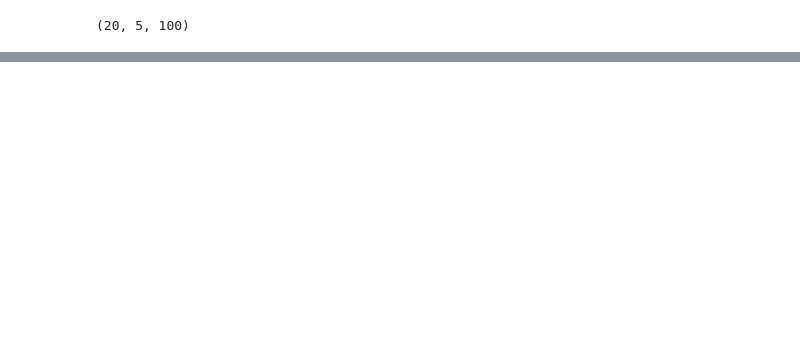
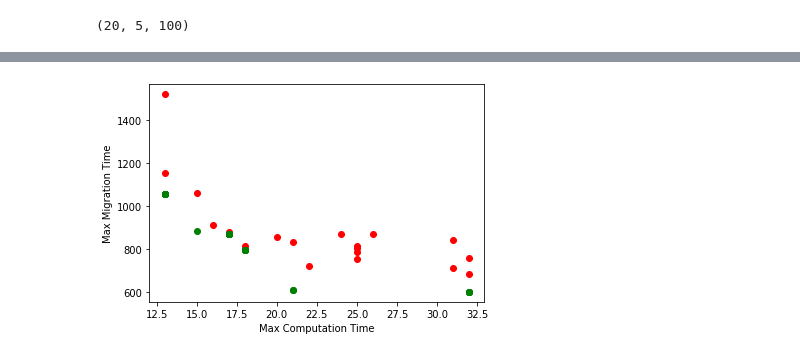
Before and after one commit to laurendudu/optimization-and-iov, a Jupyter notebook: nsgaii.ipynb, the cells around one changed output, grey strips where cells are left out. Drawn from its saved outputs; the diff is of its cells as text; code cells hidden in the pictures; blank space fills up the shorter version.

```diff
--- a/nsgaii.ipynb
+++ b/nsgaii.ipynb
@@ -101,0 +117,27 @@ def nsga2():
+# %%
+# delete all instances of the Individual class
+Individual.__instances__ = []
+
+POPULATION_SIZE = 200
+MAX_GENERATIONS = 10
+TOURNAMENT_SIZE = 2
+CROSSOVER_PROBABILITY = 0.9
+MUTATION_PROBABILITY = 0.1
+test_2 = nsga2()
+# %%
+for individual in test_2:
+    if individual.rank != 1:
+        plt.scatter(individual.fitness[0], individual.fitness[1], color='red')
+
+for individual in test_2:
+    if individual.rank == 1:
+        plt.scatter(individual.fitness[0], individual.fitness[1], color='green')
+
+# label the axes
+plt.xlabel('Max Computation Time')
+plt.ylabel('Max Migration Time')
+
+# show the plot
+plt.show()
+# %% [output]
+[figure, added]
```
Also changed, not shown: parts of 8 cells of this notebook, 2 other files.
